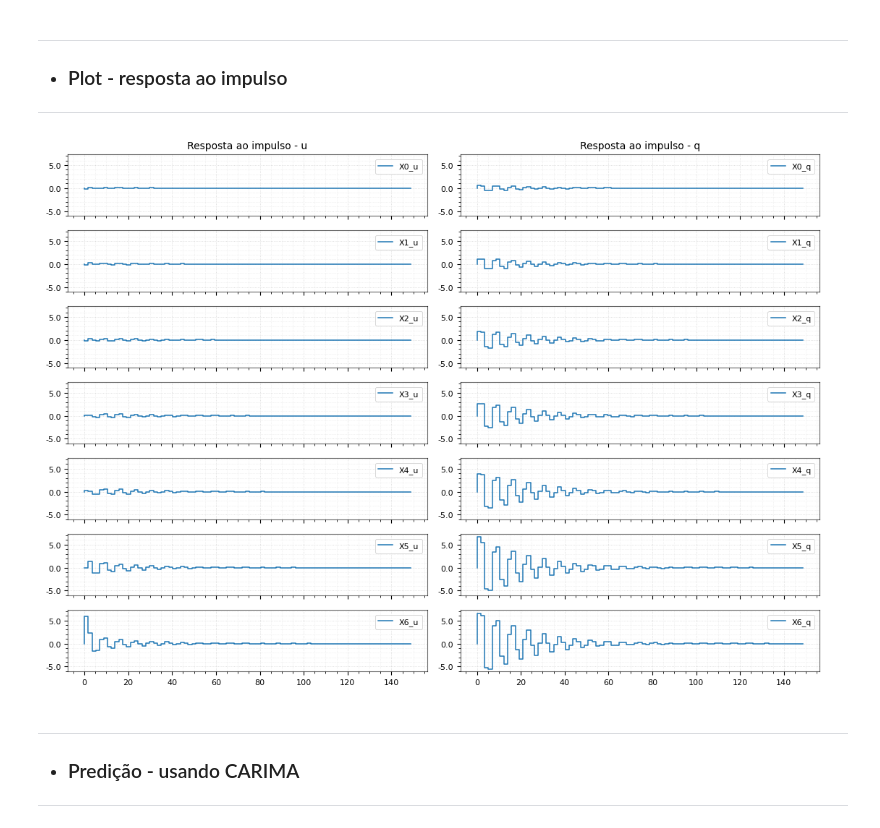
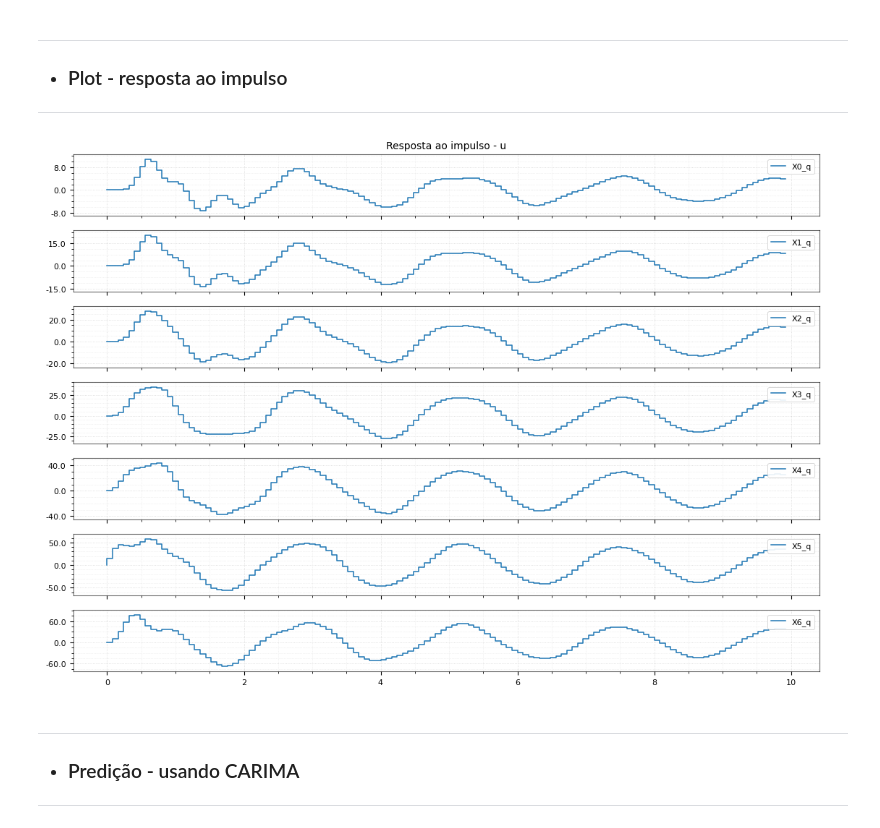
Before and after one commit to AlisonTristao/renovaveis, a Jupyter notebook: model.ipynb, the cells around one changed output. Saved outputs shown, nothing was run; the diff lists cells and outputs as text; code cells hidden in the pictures.

```diff
--- a/model.ipynb
+++ b/model.ipynb
@@ -15,7 +15,7 @@ from matplotlib.animation import FuncAnimation, PillowWriter
 * ### Função para plotar, printar TF e matriz
 ---
 # %%
-def plot(time, y_matriz, title, cols_name, time_aux=None, y_matriz_aux=None, plot=False, yticks_min0max=False, xticks_min0max=False):
+def plot(time, y_matriz, title, cols_name, time_aux=None, y_matriz_aux=None, plot=False, plot_no_cols=None):
     """
     Plota gráficos em grade (n_row x n_col) com estilo mais profissional,
     preservando 100% a lógica original de offsets, step/plot e legendas.
@@ -53,21 +53,26 @@ def plot(time, y_matriz, title, cols_name, time_aux=None, y_matriz_aux=None, plo
         msize = 3
 
         # encontra o valor de y máximo para ajustar todos os eixos
-        y_max, y_min = -np.inf, np.inf
-        for i in range(n_row):
+        #y_max, y_min = -np.inf, np.inf
+        '''for i in range(n_row):
             for j in range(n_col):
+                if plot_no_cols is not None and j in plot_no_cols:
+                    continue
                 dic = y_matriz[i][j]
                 y_data = dic[0]
-                y_max = max(y_max, np.max(y_data))
-                y_min = min(y_min, np.min(y_data))
+                #y_max = max(y_max, np.max(y_data))
+                #y_min = min(y_min, np.min(y_data))
                 if y_matriz_aux is not None:
                     dic_aux = y_matriz_aux[i][j]
                     y_data_aux = dic_aux[0]
-                    y_max = max(y_max, np.max(y_data_aux))
-                    y_min = min(y_min, np.min(y_data_aux))
+                   # y_max = max(y_max, np.max(y_data_aux))
+                   # y_min = min(y_min, np.min(y_data_aux))'''
 
         for i in range(n_row):
             for j in range(n_col):
+                if plot_no_cols is not None and j in plot_no_cols:
+                    axs[i][j].set_visible(False)
+                    continue
                 ax = axs[i][j]
                 ax.set_axisbelow(True)
                 ax.grid(True, which='major', linestyle=':', alpha=0.5)
@@ -78,7 +83,7 @@ def plot(time, y_matriz, title, cols_name, time_aux=None, y_matriz_aux=None, plo
                 ax.yaxis.set_major_formatter(FormatStrFormatter('%.1f'))
                 ax.yaxis.set_major_locator(MaxNLocator(nbins='auto', prune=None))
                 #ymin, ymax = ax.get_ylim()
-                ax.set_ylim(y_min * 1.1, y_max * 1.1)
+                #ax.set_ylim(y_min * 1.1, y_max * 1.1)
 
                 for side in ["top", "right", "left", "bottom"]:
                     ax.spines[side].set_linewidth(0.8)
@@ -411,7 +416,7 @@ for i in range(len(k_arr) - offset):
 B = sp.Matrix([[0] for _ in range(n_node - 1)] + [[-1], [1]])
 
 # Matriz de perturbação
-C = sp.Matrix([[0] for _ in range(n_node - 1)] + [[0.5], [0]])
+C = sp.Matrix([[0] for _ in range(n_node - 1)] + [[1], [0]])
 # %% [markdown]
 ---
 * ### Funções de transferência
@@ -472,7 +477,7 @@ for hi in H_s_matriz:
 ---
 # %%
 # tempo de amostragem
-T = 1.75
+T = 0.08
 
 H_z_matriz = [[] for _ in range(H.rows)]
 
@@ -511,7 +516,7 @@ for hi in H_z_matriz:
 # %%
 # dados pra simular
 start = 0
-stop = 150
+stop = 10
 step = T
 step_continuo = 0.01
 time = np.arange(start, stop, step)
@@ -539,17 +544,17 @@ plot(time_continuo, y_matriz_out, "Resposta ao impulso", cols_name, plot=True)
 # %%
 # plot a resposta ao impulso
 y_matriz_out = [[] for _ in range(H.rows)]
 
 for i in range(H.rows):
-    for j in range(H.cols):
-        t_out, y_out = ctl.impulse_response(H_z_matriz[i][j], T=time)
-        y_plot = [y_out.tolist(), "X{}_{}".format(i, cols_name[j]), 'C0', None]
-        y_matriz_out[i].append(y_plot)
+    j=1
+    t_out, y_out = H_z_matriz[i][j].impulse_response(T=time)
+    y_plot = [y_out.tolist(), "X{}_{}".format(i, cols_name[j]), 'C0', None]
+    y_matriz_out[i].append(y_plot)
 
 # plot
 plot(time, y_matriz_out, "Resposta ao impulso", cols_name)
 # %% [output]
-[figure, old version]
+[figure, new version]
 # %% [markdown]
 ---
 * ### Predição - usando CARIMA
```
Also changed, not shown: parts of 9 cells of this notebook, 7 other files.
